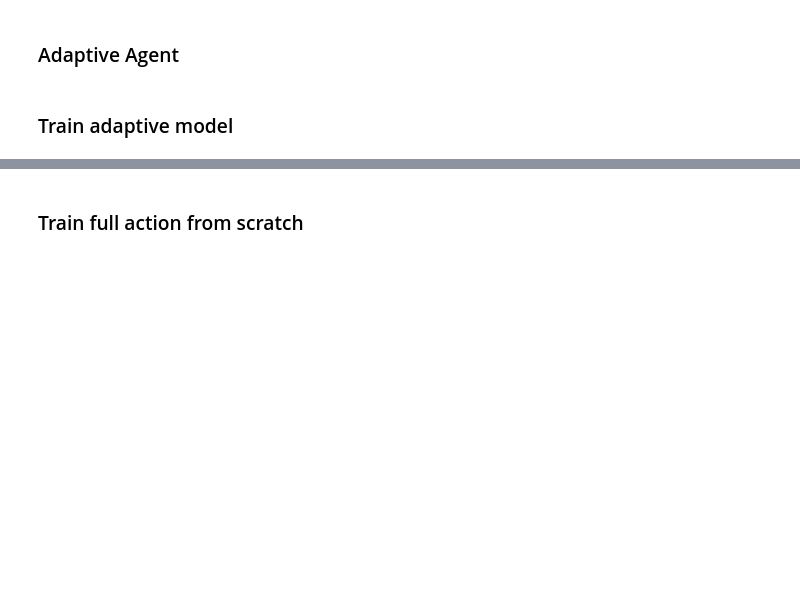
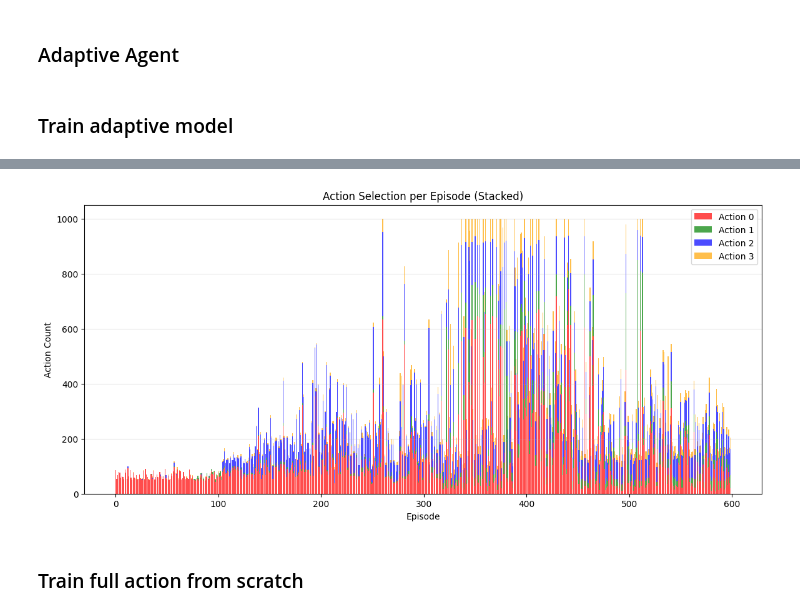
Before and after one commit to thongds/paper, a Jupyter notebook: lunar-lander-dqn-master/main_3actions.ipynb, the cells around one changed output, grey strips where cells are left out. Drawn from its saved outputs; the diff is of its cells as text; code cells hidden in the pictures; blank space fills up the shorter version.

```diff
--- a/lunar-lander-dqn-master/main_3actions.ipynb
+++ b/lunar-lander-dqn-master/main_3actions.ipynb
@@ -1130,3 +1154,28 @@ plt.show()
+# %%
+import matplotlib.pyplot as plt
+import numpy as np
+
+action_data = np.array(adaptive_agent.action_selected)  # Shape: (num_episodes, num_actions)
+num_episodes = action_data.shape[0]
+num_actions = action_data.shape[1]
+
+plt.figure(figsize=(14, 6))
+bottom = np.zeros(num_episodes)
+colors = ['red', 'green', 'blue', 'orange']
+
+for action_idx in range(num_actions):
+    plt.bar(range(num_episodes), action_data[:, action_idx], bottom=bottom,
+            label=f'Action {action_idx}', color=colors[action_idx], alpha=0.7)
+    bottom += action_data[:, action_idx]
+
+plt.xlabel('Episode')
+plt.ylabel('Action Count')
+plt.title('Action Selection per Episode (Stacked)')
+plt.legend()
+plt.grid(axis='y', alpha=0.3)
+plt.show()
+# %% [output]
+[figure, added]
 # %% [markdown]
 ### Train full action from scratch
 # %%
```
Also changed, not shown: parts of 7 cells of this notebook, 15 other files.
